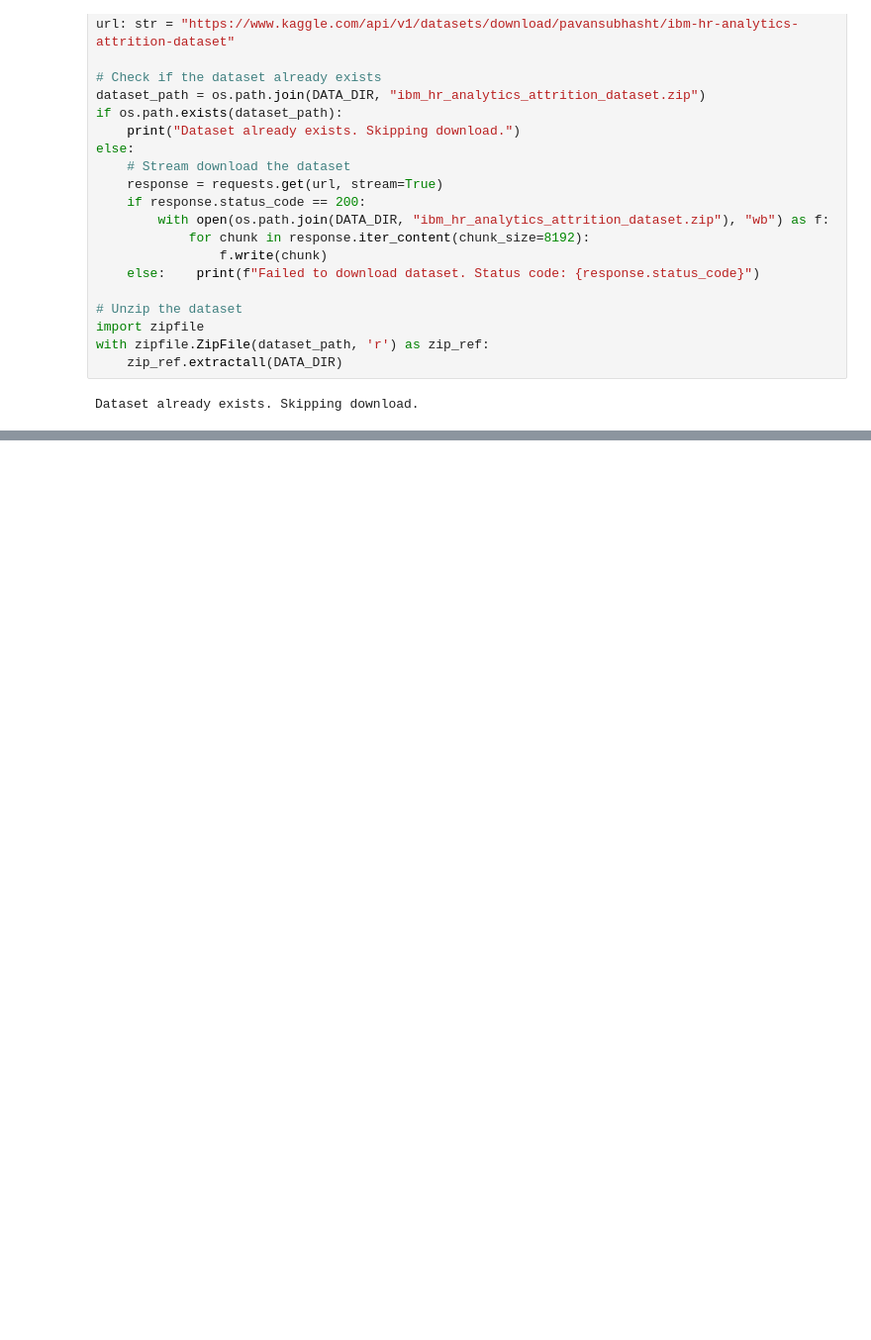
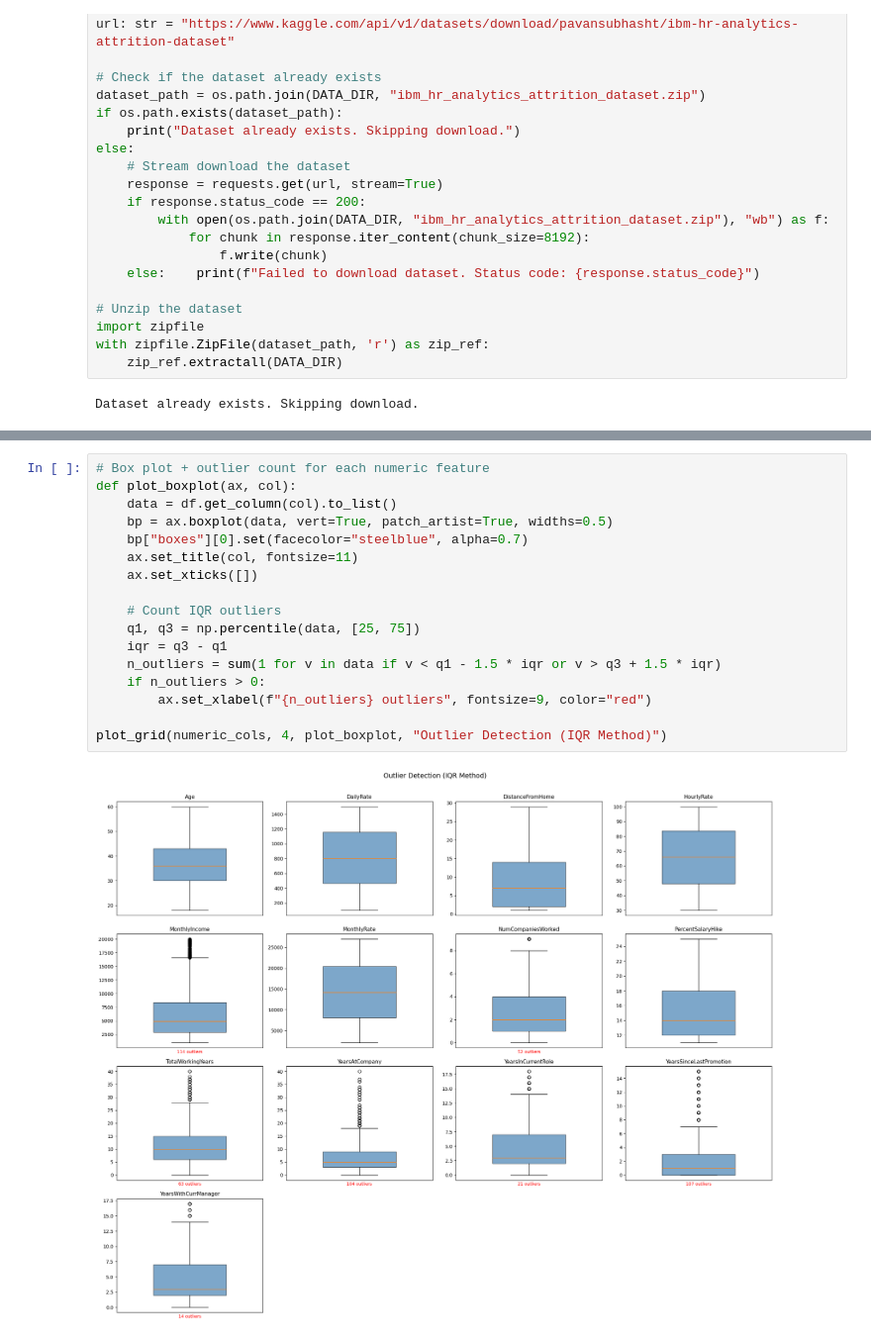
Before and after one commit to BigDataProject8/WorkforceIntelligence, a Jupyter notebook: project-08.ipynb, the cells around one changed output, grey strips where cells are left out. Shown at 99% size. Cells and saved outputs as stored; diff of their text form; blank space fills up the shorter version.

```diff
--- a/project-08.ipynb
+++ b/project-08.ipynb
@@ -100,0 +271,19 @@ df = df.drop(drop_cols)
+# %%
+# Box plot + outlier count for each numeric feature
+def plot_boxplot(ax, col):
+    data = df.get_column(col).to_list()
+    bp = ax.boxplot(data, vert=True, patch_artist=True, widths=0.5)
+    bp["boxes"][0].set(facecolor="steelblue", alpha=0.7)
+    ax.set_title(col, fontsize=11)
+    ax.set_xticks([])
+
+    # Count IQR outliers
+    q1, q3 = np.percentile(data, [25, 75])
+    iqr = q3 - q1
+    n_outliers = sum(1 for v in data if v < q1 - 1.5 * iqr or v > q3 + 1.5 * iqr)
+    if n_outliers > 0:
+        ax.set_xlabel(f"{n_outliers} outliers", fontsize=9, color="red")
+
+plot_grid(numeric_cols, 4, plot_boxplot, "Outlier Detection (IQR Method)")
+# %% [output]
+[figure, added]
```
Also changed, not shown: parts of 25 cells of this notebook.
